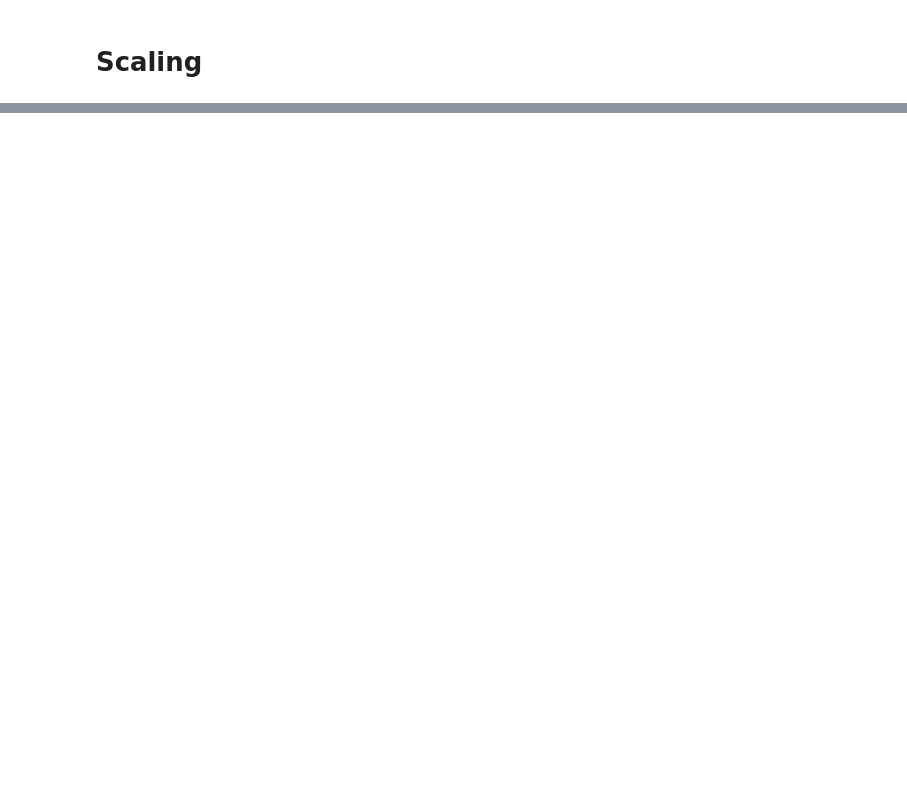
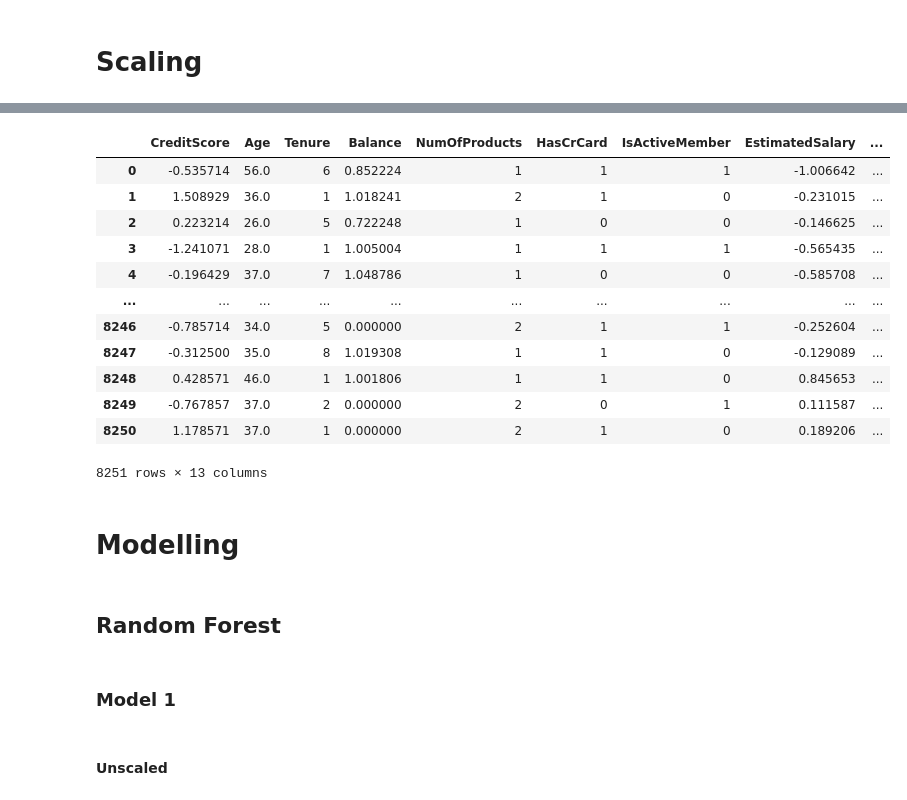
Before and after one commit to jalviss/Model, a Jupyter notebook: modelling.ipynb, the cells around one changed output, grey strips where cells are left out. Cells and saved outputs as stored; diff of their text form; code cells hidden in the pictures; blank space fills up the shorter version.

Commit message:
addd model rf 1

```diff
--- a/modelling.ipynb
+++ b/modelling.ipynb
@@ -255,0 +276,18 @@ for col in continous:
+# %%
+x_test_scaled
+# %% [output]
+|  | CreditScore | Age | Tenure | Balance | NumOfProducts | HasCrCard | IsActiveMember | EstimatedSalary | ... |
+| 0 | -0.535714 | 56.0 | 6 | 0.852224 | 1 | 1 | 1 | -1.006642 | ... |
+| 1 | 1.508929 | 36.0 | 1 | 1.018241 | 2 | 1 | 0 | -0.231015 | ... |
+| 2 | 0.223214 | 26.0 | 5 | 0.722248 | 1 | 0 | 0 | -0.146625 | ... |
+| 3 | -1.241071 | 28.0 | 1 | 1.005004 | 1 | 1 | 1 | -0.565435 | ... |
+| 4 | -0.196429 | 37.0 | 7 | 1.048786 | 1 | 0 | 0 | -0.585708 | ... |
+| ... | ... | ... | ... | ... | ... | ... | ... | ... | ... |
+| 8246 | -0.785714 | 34.0 | 5 | 0.000000 | 2 | 1 | 1 | -0.252604 | ... |
+| 8247 | -0.312500 | 35.0 | 8 | 1.019308 | 1 | 1 | 0 | -0.129089 | ... |
+| 8248 | 0.428571 | 46.0 | 1 | 1.001806 | 1 | 1 | 0 | 0.845653 | ... |
+| 8249 | -0.767857 | 37.0 | 2 | 0.000000 | 2 | 0 | 1 | 0.111587 | ... |
+| 8250 | 1.178571 | 37.0 | 1 | 0.000000 | 2 | 1 | 0 | 0.189206 | ... |
+8251 rows × 13 columns
+# %% [markdown]
+# Modelling
@@ -255,0 +298,6 @@ for col in continous:
+# %% [markdown]
+## Random Forest
+# %% [markdown]
+### Model 1
+# %% [markdown]
+#### Unscaled
```
Also changed, not shown: parts of 14 cells of this notebook.
